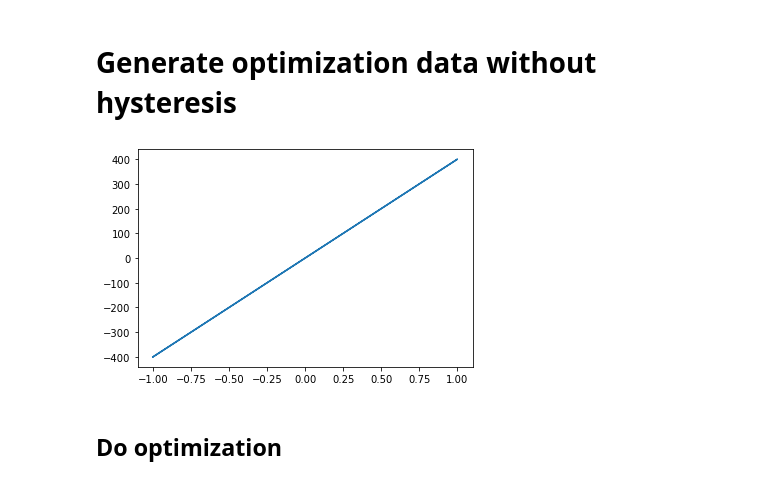
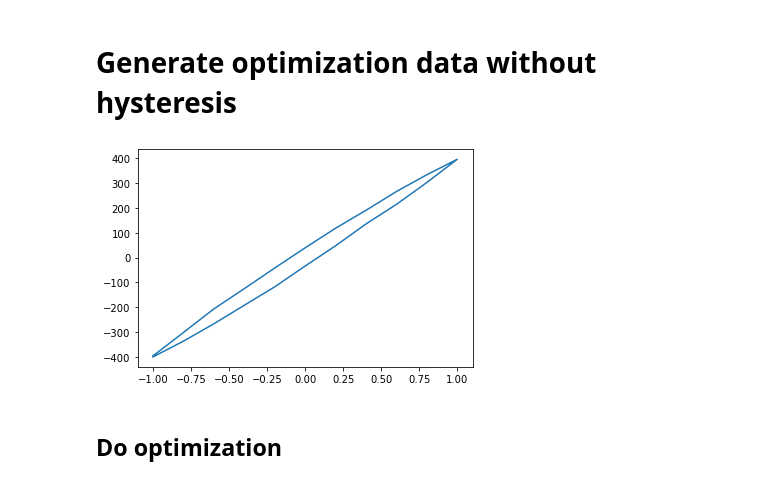
Before and after one commit to roussel-ryan/diff_hysteresis, a Jupyter notebook: optimization/hysteresis_3D.ipynb, the cells around one changed output. Drawn from its saved outputs; the diff is of its cells as text; code cells hidden in the pictures.

```diff
--- a/optimization/hysteresis_3D.ipynb
+++ b/optimization/hysteresis_3D.ipynb
@@ -14,33 +14,34 @@ from torchAccelerator.hysteresis import HysteresisAccelerator, HysteresisQuad
 # %%
 # Create hysteresis model
 def density_function(mesh_pts, h = 0.5):
     x = mesh_pts[:, 0]
     y = mesh_pts[:, 1]
     return torch.exp(-(y - x) / h)
 
 
 H = BaseHysteresis(
-    mesh_scale = 0.1,
     trainable=False,
-    fixed_domain = torch.tensor((-1.0, 1.0))
+    fixed_domain=torch.tensor((-1.0, 1.0))
 )
+
 m_sat = 400.0
-H.scale = 0.0
+H.scale = 200.0
 H.slope = (m_sat - H.scale) * 2.0
 H.offset = -H.slope / 2.0
 
 test_applied_fields = torch.cat(
-    (torch.linspace(-1,1,11) , torch.flipud(torch.linspace(-1,1,11)))
+    (torch.linspace(*H.valid_domain,11) ,
+     torch.flipud(torch.linspace(*H.valid_domain,11)))
 )
 
 H.regression()
 M = H(test_applied_fields, return_real=True).detach()
 
 fig,ax = plt.subplots()
 ax.plot(test_applied_fields, M)
 H.current()
 # %% [output]
-[figure, old version]
+[figure, new version]
 # %%
 #create accelerator model using hysteresis models
 hmodels = [deepcopy(H), deepcopy(H), deepcopy(H)]
```
Also changed, not shown: parts of 9 cells of this notebook, 10 other files.
